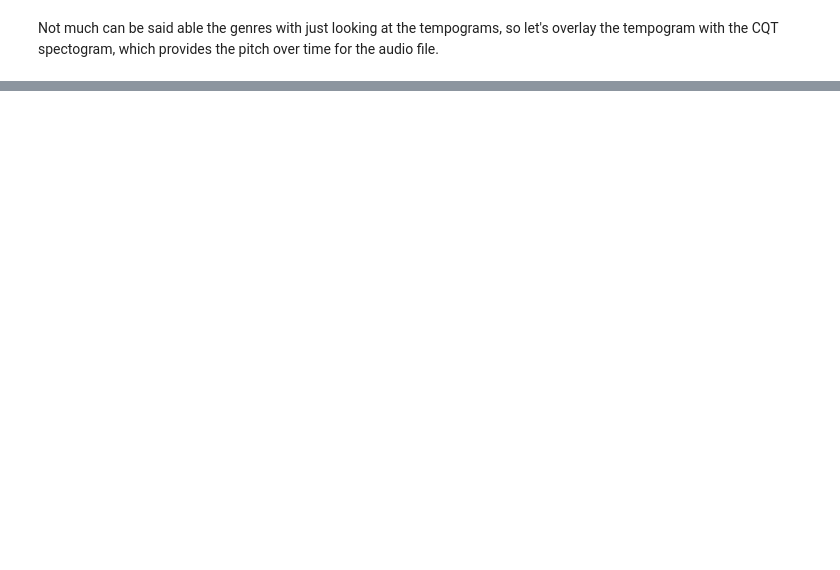
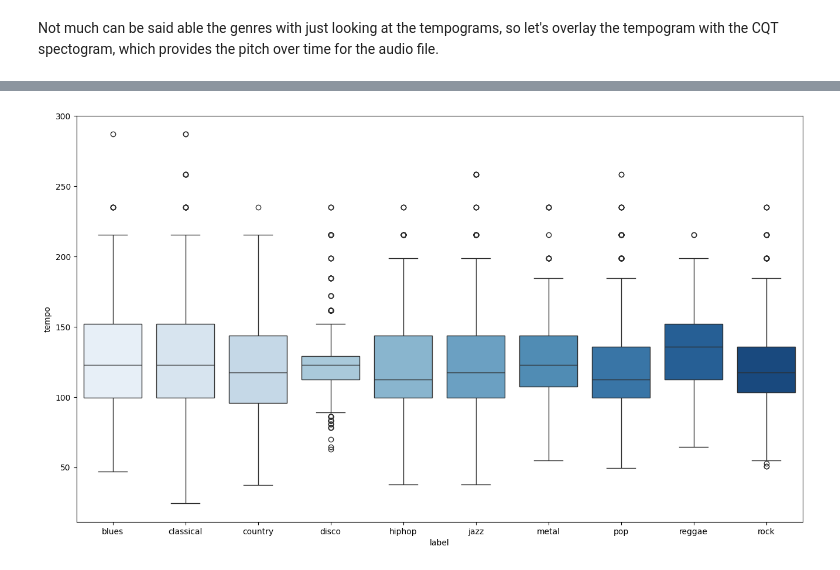
Before and after one commit to crgoku7/MusicGenreClassification, a Jupyter notebook: music_classification.ipynb, the cells around one changed output, grey strips where cells are left out. Cells and saved outputs as stored; diff of their text form; code cells hidden in the pictures; blank space fills up the shorter version.

```diff
--- a/music_classification.ipynb
+++ b/music_classification.ipynb
@@ -192,0 +248,10 @@ data.info()
+# %%
+# Box plot of label vs tempo
+x = data[["label", "tempo"]]
+
+f, ax = plt.subplots(figsize=(16, 9));
+sns.boxplot(x = "label", y = "tempo", data = x, palette = 'Blues')
+
+plt.show()
+# %% [output]
+[figure, added]
```
Also changed, not shown: parts of 48 cells of this notebook.
